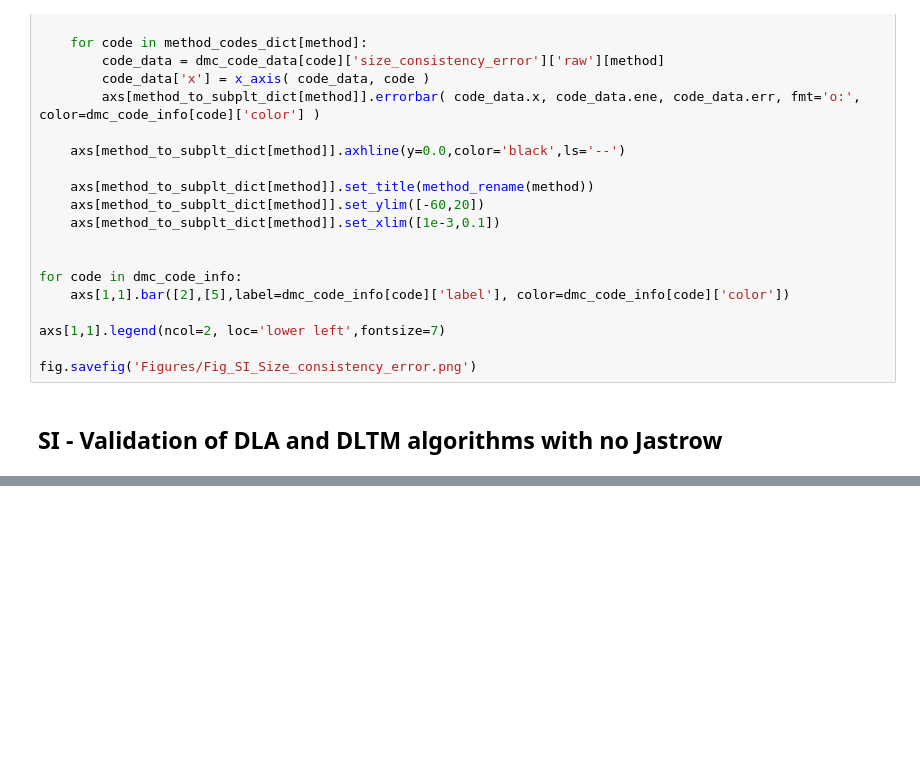
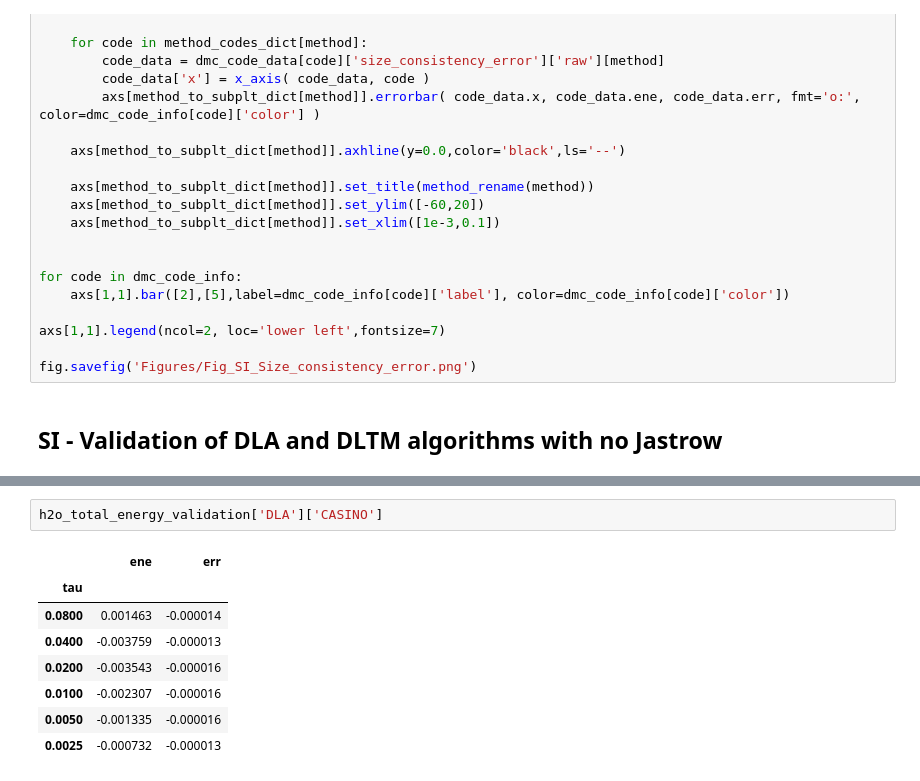
Before and after one commit to zenandrea/DMC-reproducibility, a Jupyter notebook: analysis.ipynb, the cells around one changed output, grey strips where cells are left out. Cells and saved outputs as stored; diff of their text form; blank space fills up the shorter version.

```diff
--- a/analysis.ipynb
+++ b/analysis.ipynb
@@ -796,0 +830,11 @@ fig.savefig(f'Figures/Fig_SI_DLA_DTM_validation.png')
+# %%
+h2o_total_energy_validation['DLA']['CASINO']
+# %% [output]
+|  | ene | err |
+| tau |  |  |
+| 0.0800 | 0.001463 | -0.000014 |
+| 0.0400 | -0.003759 | -0.000013 |
+| 0.0200 | -0.003543 | -0.000016 |
+| 0.0100 | -0.002307 | -0.000016 |
+| 0.0050 | -0.001335 | -0.000016 |
+| 0.0025 | -0.000732 | -0.000013 |
```
Also changed, not shown: parts of 10 cells of this notebook, 30 other files.
